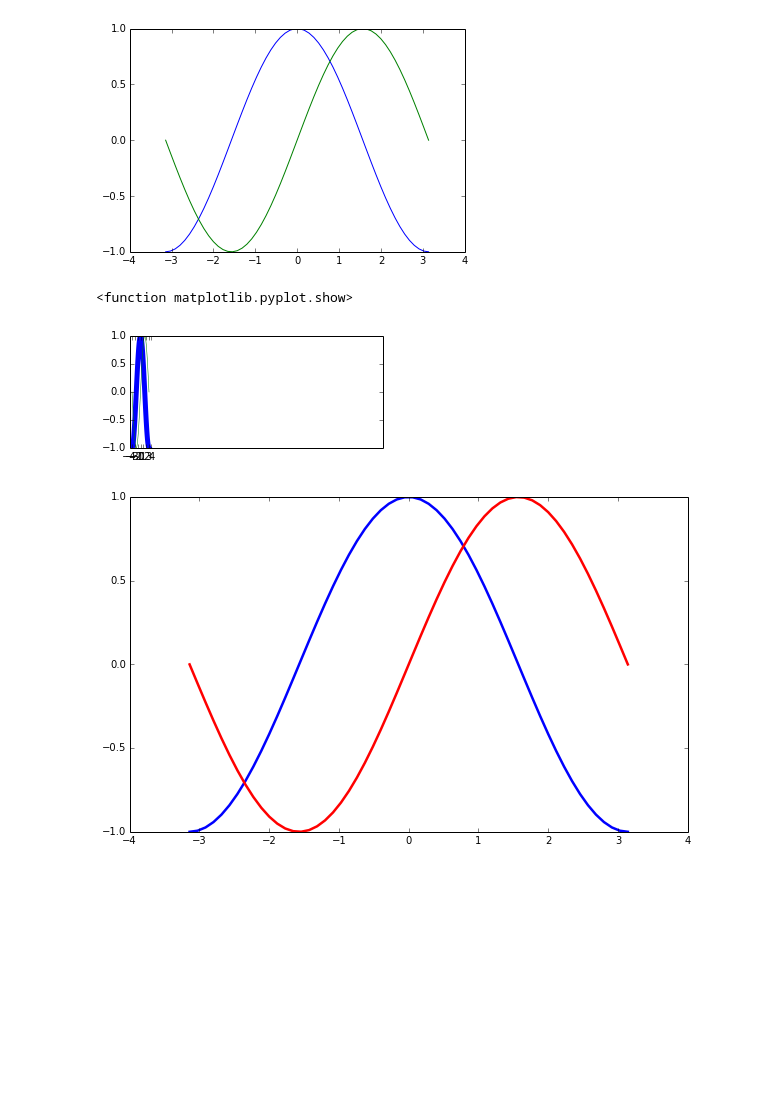
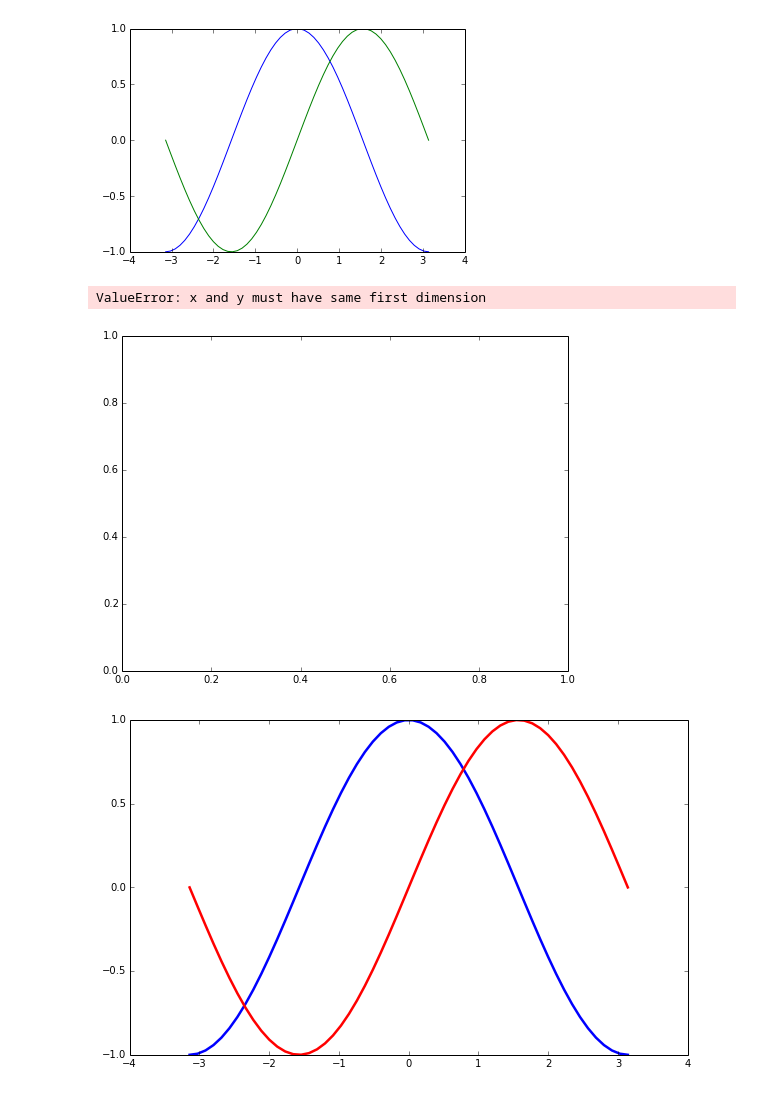
Before and after one commit to jpizagui/PHYS202-S14, a Jupyter notebook: Graphics/Graphics Tour.ipynb, the cells around one changed output. Drawn from its saved outputs; the diff is of its cells as text; code cells hidden in the pictures; blank space fills up the shorter version.

Commit message:
Worked on Graphics

```diff
--- a/Graphics/Graphics Tour.ipynb
+++ b/Graphics/Graphics Tour.ipynb
@@ -51,19 +51,38 @@ plt.show()
 # %% [output]
 [figure]
 # %%
-plt.figure(figsize=(10,2), dpi=2)
-plt.subplot(1,2,1)
-plt.plot(x,c,color="blue", linewidth=5.0, linestyle="-")
-plt.plot(x,s,color = "green", linewidth=.5, linestyle="-")
-plt.xlim(-4.0, 90.0)
+# Create a figure of size 8x6 points, 80 dots per inch
+plt.figure(figsize=(8, 6), dpi=80)
+
+# Create a new subplot from a grid of 1x1
+plt.subplot(1, 1, 1)
+
+# Plot cosine with a blue continuous line of width 1 (pixels)
+plt.plot(x, c, color="blue", linewidth=1.0, linestyle="-")
+
+# Plot sine with a green continuous line of width 1 (pixels)
+plt.plot(x, s, color="green", linewidth=1.0, linestyle="-")
+
+# Set x limits
+plt.xlim(-4.0, 4.0)
+
+# Set x ticks
 plt.xticks(np.linspace(-4, 4, 9, endpoint=True))
+
+# Set y limits
 plt.ylim(-1.0, 1.0)
+
+# Set y ticks
 plt.yticks(np.linspace(-1, 1, 5, endpoint=True))
-plt.savefig("plot_example.png", dpi = 72)
-plt.show
+
+# Save figure using 72 dots per inch
+plt.savefig("plot_example.png", dpi=72)
+
+# Show result on screen
+plt.show()
 # %% [output]
-<function matplotlib.pyplot.show>
+ValueError: x and y must have same first dimension
-[figure, old version]
+[figure, new version]
 # %%
 plt.figure(figsize=(10, 6), dpi=80)
 plt.plot(x, c, color="blue", linewidth=2.5, linestyle="-")
```
Also changed, not shown: parts of 4 cells of this notebook, 4 other files.
